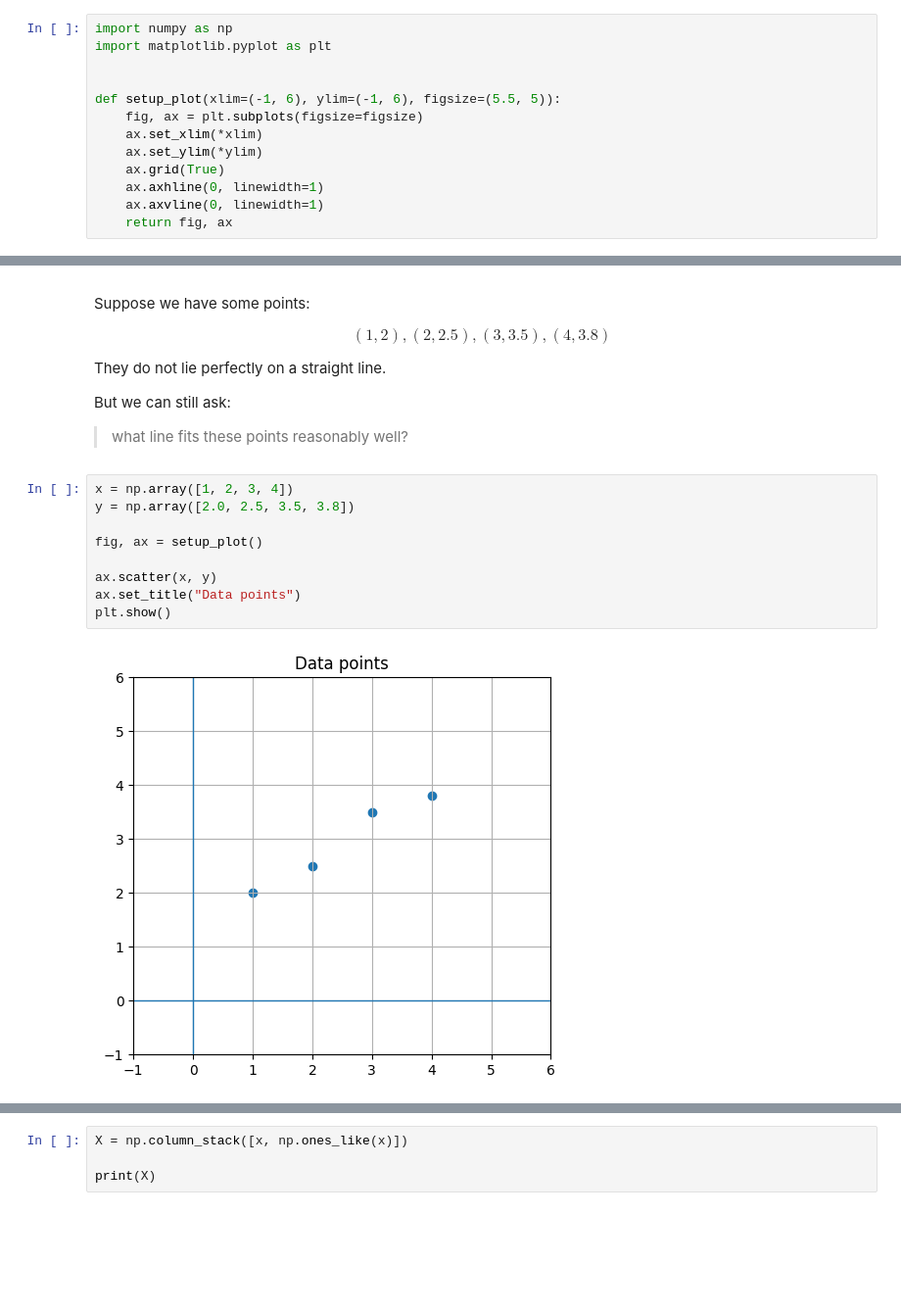
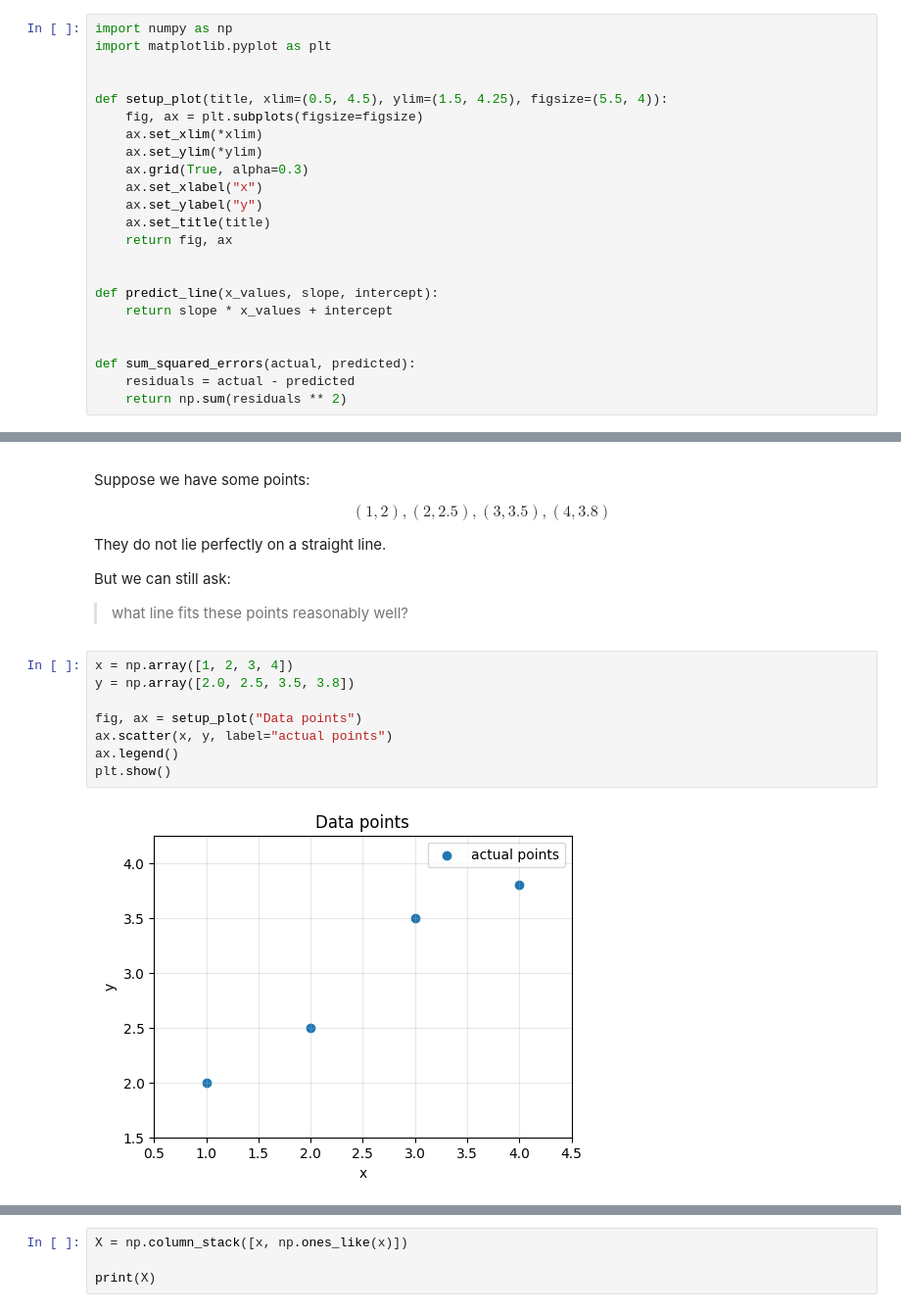
Before and after one commit to AnthonyPWatts/imperial-ai-coursework, a Jupyter notebook: maths-refresh/06-intro-to-least-squares.ipynb, the cells around one changed output, grey strips where cells are left out. Shown at 98% size. Cells and saved outputs as stored; diff of their text form; blank space fills up the shorter version.

```diff
--- a/maths-refresh/06-intro-to-least-squares.ipynb
+++ b/maths-refresh/06-intro-to-least-squares.ipynb
@@ -17,14 +19,24 @@ import numpy as np
 import matplotlib.pyplot as plt
 
 
-def setup_plot(xlim=(-1, 6), ylim=(-1, 6), figsize=(5.5, 5)):
+def setup_plot(title, xlim=(0.5, 4.5), ylim=(1.5, 4.25), figsize=(5.5, 4)):
     fig, ax = plt.subplots(figsize=figsize)
     ax.set_xlim(*xlim)
     ax.set_ylim(*ylim)
-    ax.grid(True)
-    ax.axhline(0, linewidth=1)
-    ax.axvline(0, linewidth=1)
+    ax.grid(True, alpha=0.3)
+    ax.set_xlabel("x")
+    ax.set_ylabel("y")
+    ax.set_title(title)
     return fig, ax
+
+
+def predict_line(x_values, slope, intercept):
+    return slope * x_values + intercept
+
+
+def sum_squared_errors(actual, predicted):
+    residuals = actual - predicted
+    return np.sum(residuals ** 2)
 # %% [markdown]
 ## A simple fitting problem
 
@@ -42,14 +54,13 @@ But we can still ask:
 # %%
 x = np.array([1, 2, 3, 4])
 y = np.array([2.0, 2.5, 3.5, 3.8])
 
-fig, ax = setup_plot()
-
-ax.scatter(x, y)
-ax.set_title("Data points")
+fig, ax = setup_plot("Data points")
+ax.scatter(x, y, label="actual points")
+ax.legend()
 plt.show()
 # %% [output]
-[figure, old version]
+[figure, new version]
 # %% [markdown]
 ## A line model
 
```
Also changed, not shown: parts of 26 cells of this notebook, 9 other files.
